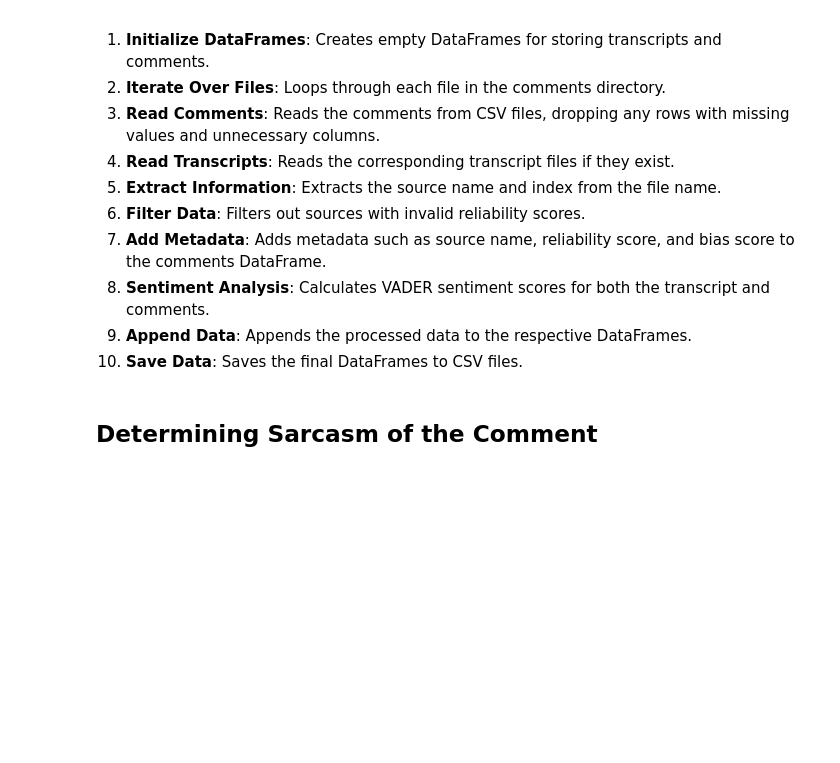
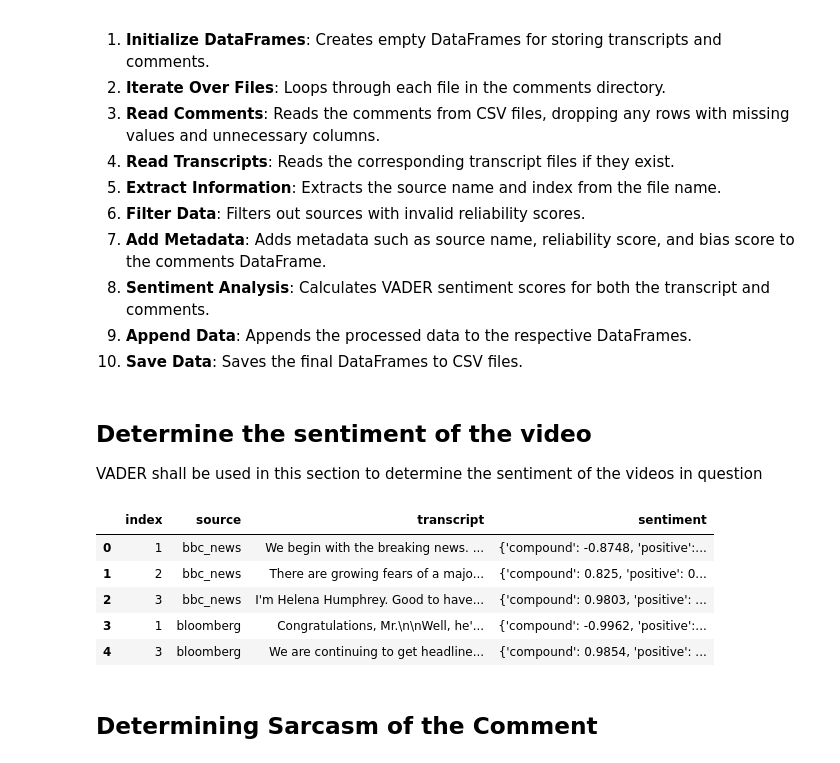
Before and after one commit to alanklin/NLP-Midterm, a Jupyter notebook: Code/text_cleaning_pipeline.ipynb, the cells around one changed output. Drawn from its saved outputs; the diff is of its cells as text; code cells hidden in the pictures; blank space fills up the shorter version.

```diff
--- a/Code/text_cleaning_pipeline.ipynb
+++ b/Code/text_cleaning_pipeline.ipynb
@@ -24,15 +24,17 @@ DUDNUM = 999999999
 reliability_scores = {"nbc_news": 42.78, "wsj": 48.87, "bbc_news": 44.73, "bloomberg" : 42.11,
                       "cnn" : 42.13, "sixty_minutes" : 34.19, "sky_news" : 42.24,
                        "wusa": 46.67, "dw_news" : DUDNUM, "forbes" : 41.06,
-                        "fox_news" : 24.83, "podcast_cvt" : DUDNUM, "econ_explained": DUDNUM}
+                        "fox_news" : 24.83, "podcast_cvt" : DUDNUM, "econ_explained": DUDNUM,
+                        "ny_post": 31.82}
 
 bias_scores = {"nbc_news": -5.61, "wsj": -0.27, "bbc_news" : -1.33, "bloomberg": -3.16, "cnn" : -6.18,
                "sixty_minutes" : -9.55, "sky_news" : -0.88, "wusa": -1.50, "dw_news" : DUDNUM,
-               "forbes": -3.87, "fox_news": 18.50, "podcast_cvt" : DUDNUM, "econ_explained": DUDNUM}
+               "forbes": -3.87, "fox_news": 18.50, "podcast_cvt" : DUDNUM, "econ_explained": DUDNUM,
+               "ny_post": 9.33}
 
-bias_ratings = {"nbc_news": "Lean Left", "wsj": "Center", "bbc_news" : "Center", "bloomberg": "Lean Left", "cnn" : "Lean Left",
-               "sixty_minutes" : "Lean Left", "sky_news" : "Lean Left", "wusa": -1.50, "dw_news" : DUDNUM,
-               "forbes": "Center", "fox_news": "Right", "podcast_cvt" : DUDNUM, "econ_explained": DUDNUM}
+bias_ratings = {"nbc_news": "Left", "wsj": "Center", "bbc_news" : "Center", "bloomberg": "Left", "cnn" : "Left",
+               "sixty_minutes" : "Left", "sky_news" : "Left", "wusa": -1.50, "dw_news" : DUDNUM,
+               "forbes": "Center", "fox_news": "Right", "podcast_cvt" : DUDNUM, "econ_explained": DUDNUM, "ny_post": "Right"}
 # %% [markdown]
 ## Data Processing and Sentiment Analysis
 
@@ -51,7 +53,7 @@ This code processes video comments and transcripts, extracting relevant informat
 # %%
 transcript_df = pd.DataFrame(columns=['index', 'source', 'transcript'])
 
-comments_df = pd.DataFrame(columns=['index', 'source', 'leaning', 'reliability_score', 'bias_score', 'vader_transcript', 'vader_comment', 'comment'])
+comments_df = pd.DataFrame(columns=['index', 'source', 'leaning', 'reliability_score', 'bias_score', 'vader_comment', 'comment'])
 
 # Iterate over each .txt file in the directory
 for file_name in os.listdir(comments_directory):
@@ -82,7 +84,6 @@ for file_name in os.listdir(comments_directory):
         index = int(re.sub(r"\D", "", file_name))
 
         # TODO : Turn this into a function
-        # NOTE : Cannot make use of a function withot having ,
         if reliability_scores[source_name] != DUDNUM:
 
             # TODO : Add the news source name to the dataframe
@@ -109,6 +110,20 @@ for file_name in os.listdir(comments_directory):
             input_df = input_df.drop(0)
 
             comments_df = pd.concat([comments_df, input_df])
+# %% [markdown]
+## Determine the sentiment of the video
+VADER shall be used in this section to determine the sentiment of the videos in question
+# %%
+# TODO : Iterate through the transcripts and determine the sentiment of each
+transcript_df['sentiment'] = transcript_df.apply(lambda row: analyze_sentiment_vader(row['transcript']), axis=1)
+transcript_df.head()
+# %% [output]
+|  | index | source | transcript | sentiment |
+| 0 | 1 | bbc_news | We begin with the breaking news. ... | {'compound': -0.8748, 'positive':... |
+| 1 | 2 | bbc_news | There are growing fears of a majo... | {'compound': 0.825, 'positive': 0... |
+| 2 | 3 | bbc_news | I'm Helena Humphrey. Good to have... | {'compound': 0.9803, 'positive': ... |
+| 3 | 1 | bloomberg | Congratulations, Mr.\n\nWell, he'... | {'compound': -0.9962, 'positive':... |
+| 4 | 3 | bloomberg | We are continuing to get headline... | {'compound': 0.9854, 'positive': ... |
 # %% [markdown]
 ## Determining Sarcasm of the Comment
 # %%
```
Also changed, not shown: 13 other files.
